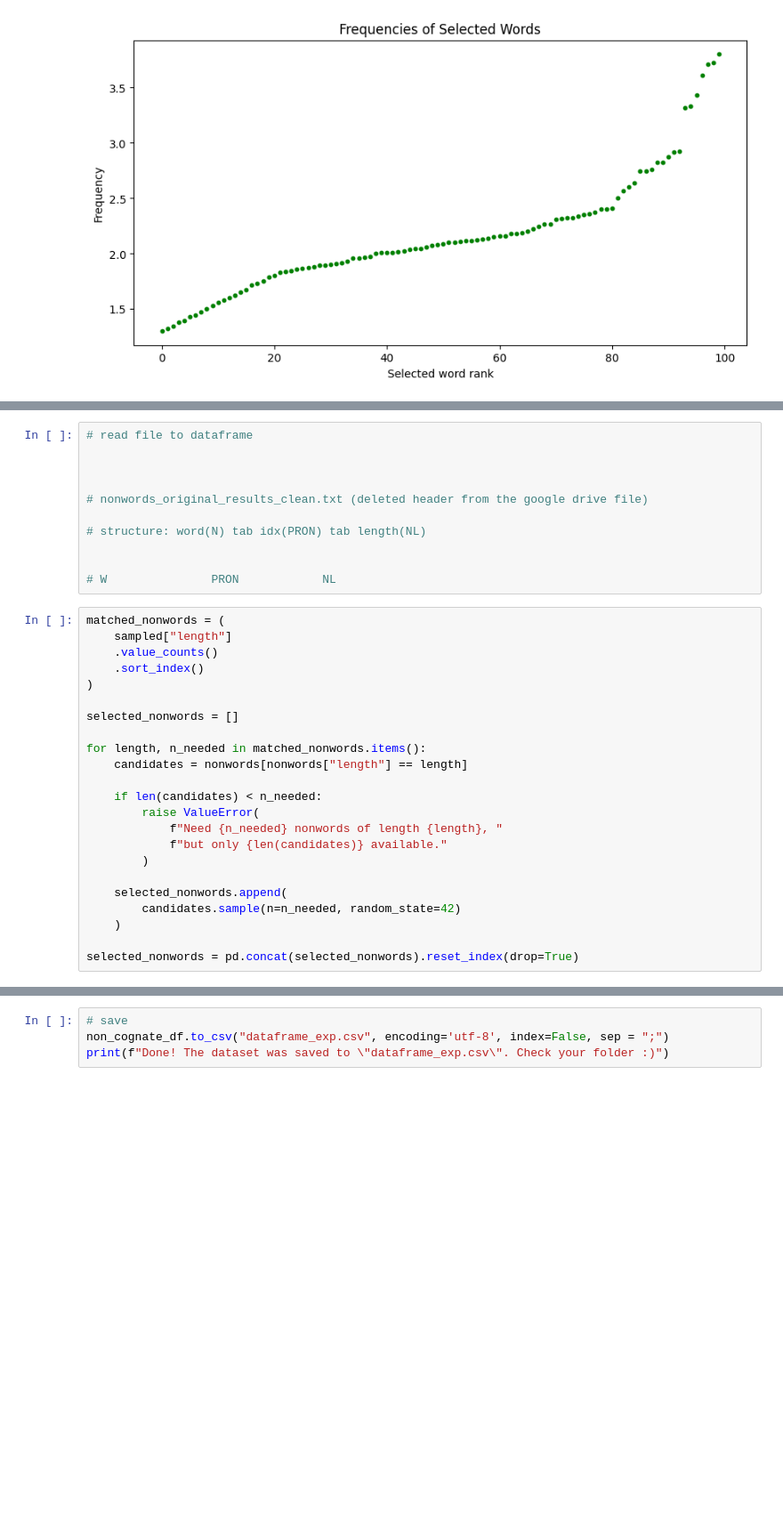
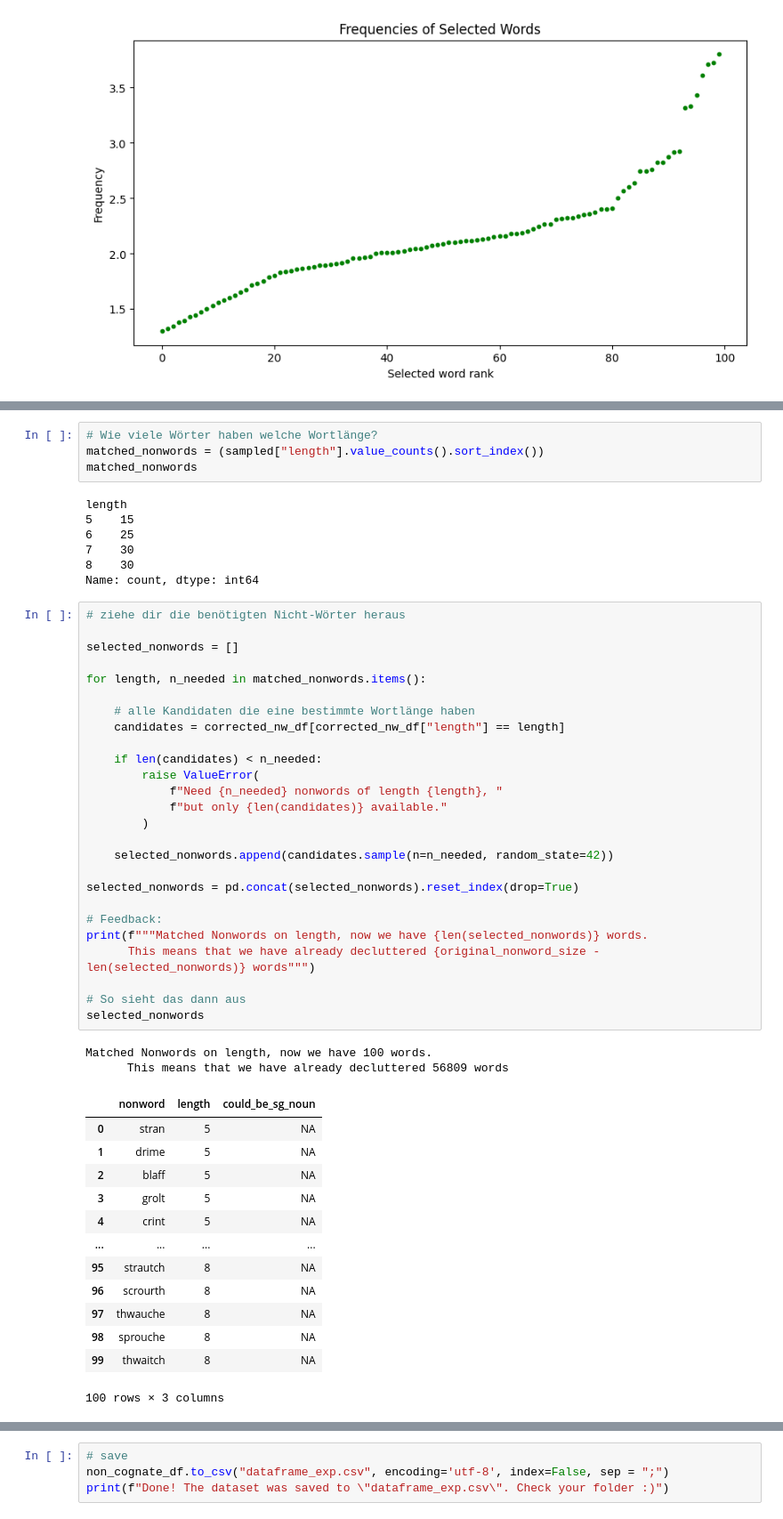
Before and after one commit to jasminorth/lang_emot_cognition, a Jupyter notebook: Dataset/dataset_creation.ipynb, the cells around one changed output, grey strips where cells are left out. Shown at 89% size. Cells and saved outputs as stored; diff of their text form; blank space fills up the shorter version.

```diff
--- a/Dataset/dataset_creation.ipynb
+++ b/Dataset/dataset_creation.ipynb
@@ -885,34 +992,53 @@ randomly sample exactly that many.
 # %%
-# read file to dataframe
-
-
-
-# nonwords_original_results_clean.txt (deleted header from the google drive file)
-
-# structure: word(N) tab idx(PRON) tab length(NL)
-
-
-# W               PRON            NL
+# Wie viele Wörter haben welche Wortlänge?
+matched_nonwords = (sampled["length"].value_counts().sort_index())
+matched_nonwords
+# %% [output]
+length
+5    15
+6    25
+7    30
+8    30
+Name: count, dtype: int64
 # %%
-matched_nonwords = (
-    sampled["length"]
-    .value_counts()
-    .sort_index()
-)
+# ziehe dir die benötigten Nicht-Wörter heraus
 
 selected_nonwords = []
 
 for length, n_needed in matched_nonwords.items():
-    candidates = nonwords[nonwords["length"] == length]
+
+    # alle Kandidaten die eine bestimmte Wortlänge haben
+    candidates = corrected_nw_df[corrected_nw_df["length"] == length]
 
     if len(candidates) < n_needed:
         raise ValueError(
             f"Need {n_needed} nonwords of length {length}, "
             f"but only {len(candidates)} available."
         )
 
-    selected_nonwords.append(
-        candidates.sample(n=n_needed, random_state=42)
-    )
+    selected_nonwords.append(candidates.sample(n=n_needed, random_state=42))
 
 selected_nonwords = pd.concat(selected_nonwords).reset_index(drop=True)
+
+# Feedback:
+print(f"""Matched Nonwords on length, now we have {len(selected_nonwords)} words.
+      This means that we have already decluttered {original_nonword_size - len(selected_nonwords)} words""")
+
+# So sieht das dann aus
+selected_nonwords
+# %% [output]
+Matched Nonwords on length, now we have 100 words.
+      This means that we have already decluttered 56809 words
+|  | nonword | length | could_be_sg_noun |
+| 0 | stran | 5 | NA |
+| 1 | drime | 5 | NA |
+| 2 | blaff | 5 | NA |
+| 3 | grolt | 5 | NA |
+| 4 | crint | 5 | NA |
+| ... | ... | ... | ... |
+| 95 | strautch | 8 | NA |
+| 96 | scrourth | 8 | NA |
+| 97 | thwauche | 8 | NA |
+| 98 | sprouche | 8 | NA |
+| 99 | thwaitch | 8 | NA |
+100 rows × 3 columns
```
Also changed, not shown: parts of 16 cells of this notebook, 3 other files.
